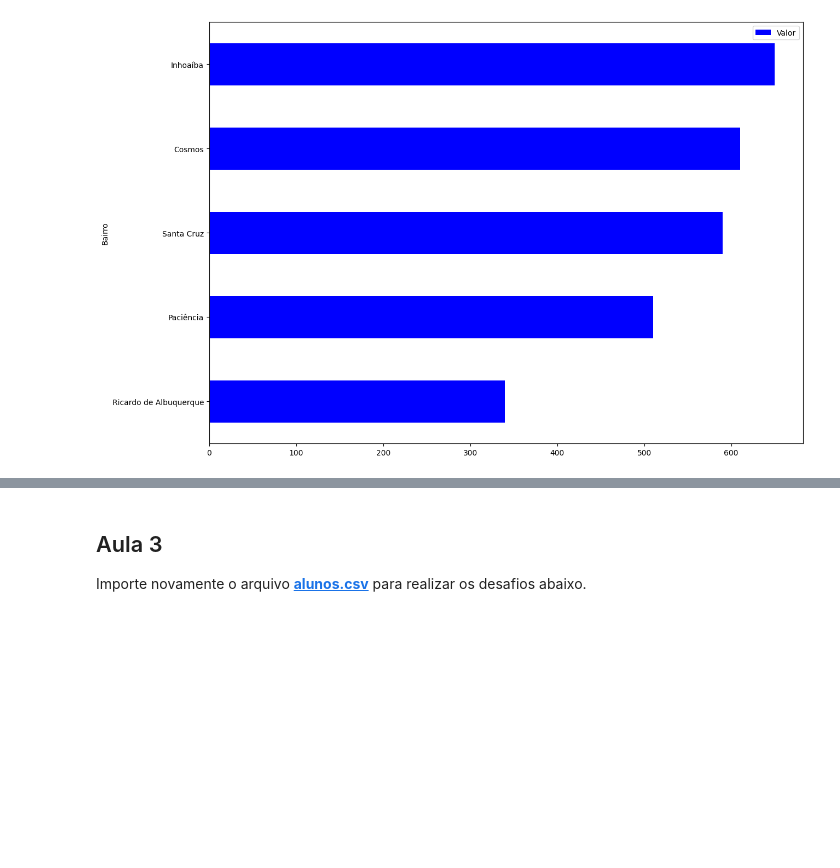
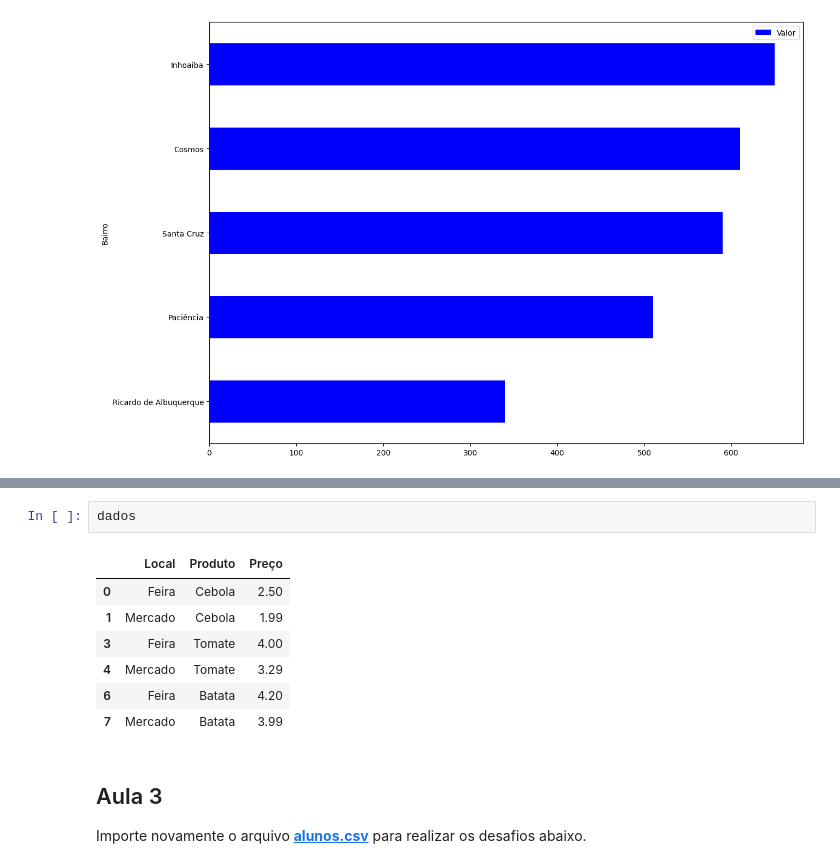
Before and after one commit to renatamontanhana/Pandas_desenvolvendo_projetos, a Jupyter notebook: desafios.ipynb, the cells around one changed output, grey strips where cells are left out. Drawn from its saved outputs; the diff is of its cells as text; blank space fills up the shorter version.

```diff
--- a/desafios.ipynb
+++ b/desafios.ipynb
@@ -208,3 +235,13 @@ df_bairros.plot(kind='barh', figsize=(14,10), color='blue');
+# %%
+dados
+# %% [output]
+|  | Local | Produto | Preço |
+| 0 | Feira | Cebola | 2.50 |
+| 1 | Mercado | Cebola | 1.99 |
+| 3 | Feira | Tomate | 4.00 |
+| 4 | Mercado | Tomate | 3.29 |
+| 6 | Feira | Batata | 4.20 |
+| 7 | Mercado | Batata | 3.99 |
 # %% [markdown]
 ## Aula 3
 
```
Also changed, not shown: parts of 2 cells of this notebook.
